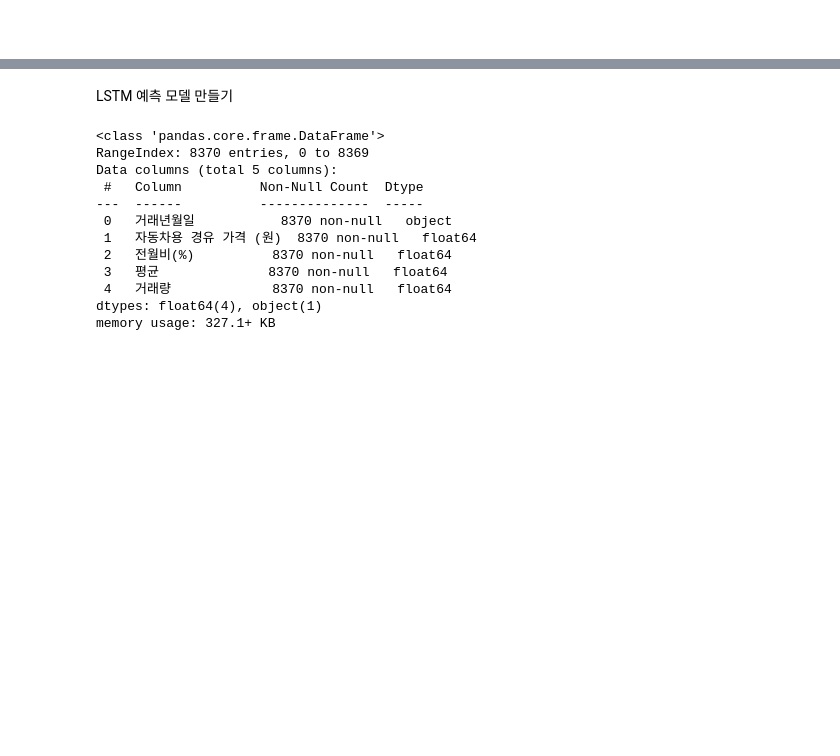
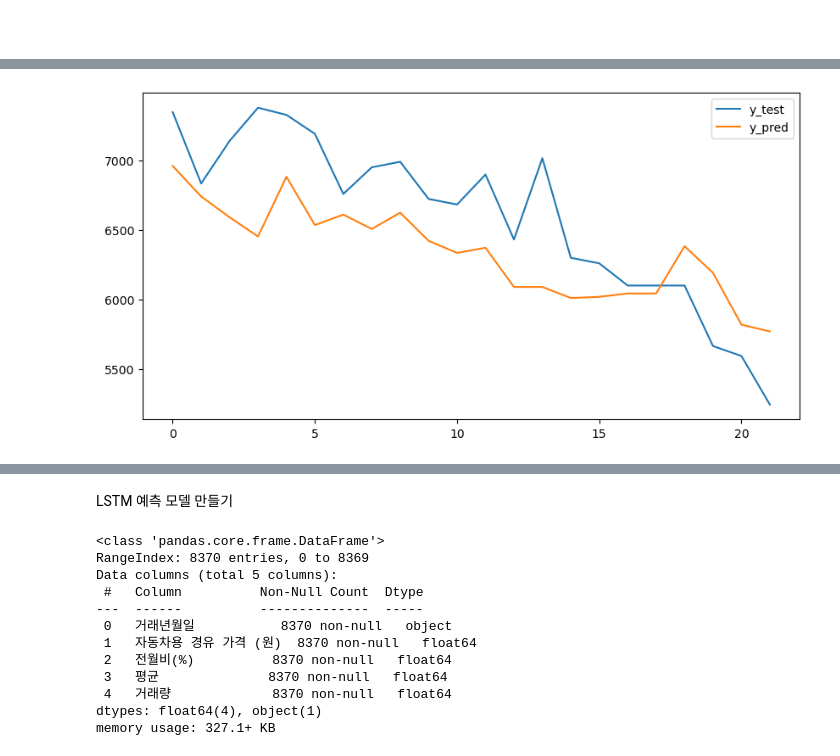
Before and after one commit to Kim-Hyunah/Final_Predict_Agricultural, a Jupyter notebook: predict_price_hy_edit.ipynb, the cells around one changed output, grey strips where cells are left out. Drawn from its saved outputs; the diff is of its cells as text; code cells hidden in the pictures; blank space fills up the shorter version.

```diff
--- a/predict_price_hy_edit.ipynb
+++ b/predict_price_hy_edit.ipynb
@@ -120,6 +147,6 @@ joblib.dump(xgb_model, 'model/xgboost_hy.pkl')
 # %%
 # 모델 불러오기
-model_1 = joblib.load('model/xgboost_hy.pkl')
+model_1 = joblib.load('model/xgboost_hy_edit.pkl')
 
 # 모델 예측
 test_pre = model_1.predict(X_test)
@@ -156,3 +180,5 @@ pre_1 = model_1.predict([[500, 1, 134242]])
+# %%
+scale_test = scaler_x.transform(test_X)
+pred_test = model_1.predict(scale_test)
 # %%
-# 역정규화 하기
-scaler.inverse_transform(pre_1.reshape(-1,1))
+pred_test = scaler_y.inverse_transform(pred_test.reshape(-1,1))
@@ -160,0 +225,9 @@ array([[13283.067]], dtype=float32)
+# %%
+# 예측값과 실제값 비교
+plt.figure(figsize=(10, 5))
+plt.plot(test_Y.tolist(), label='y_test')
+plt.plot(pred_test, label='y_pred')
+plt.legend()
+plt.show()
+# %% [output]
+[figure, added]
```
Also changed, not shown: parts of 23 cells of this notebook, 3 other files.
